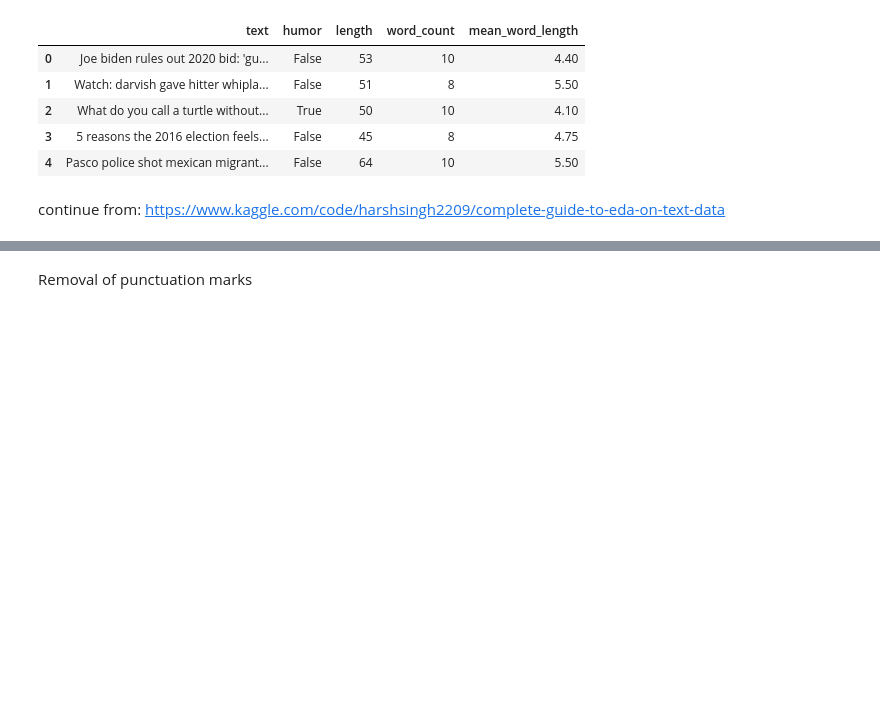
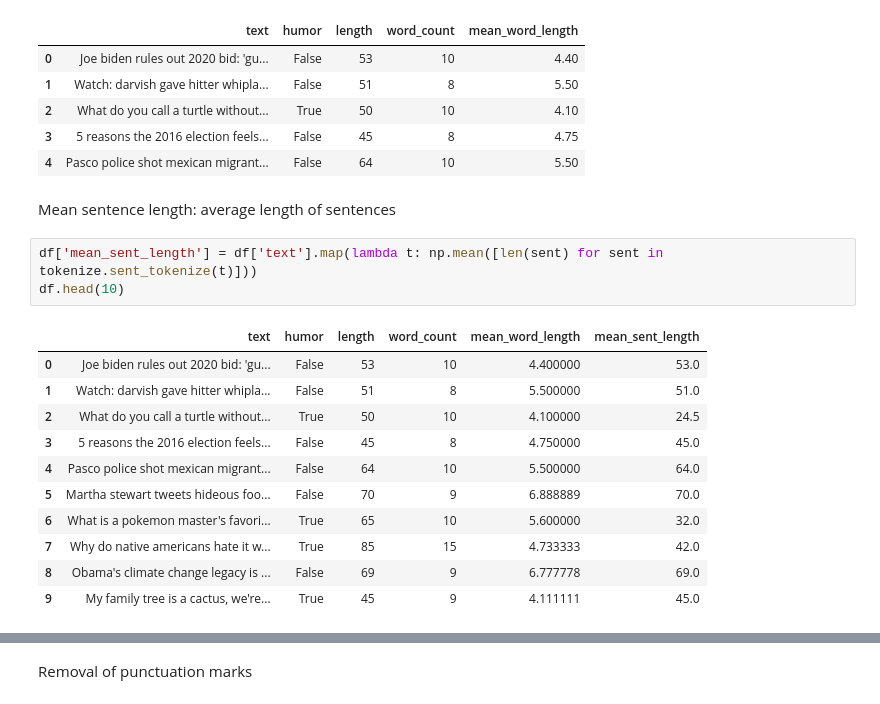
Before and after one commit to yjiahao/Humor-Detection, a Jupyter notebook: EDA.ipynb, the cells around one changed output, grey strips where cells are left out. Drawn from its saved outputs; the diff is of its cells as text; blank space fills up the shorter version.

```diff
--- a/EDA.ipynb
+++ b/EDA.ipynb
@@ -156,5 +157,20 @@ df.head()
 | 2 | What do you call a turtle without... | True | 50 | 10 | 4.10 |
 | 3 | 5 reasons the 2016 election feels... | False | 45 | 8 | 4.75 |
 | 4 | Pasco police shot mexican migrant... | False | 64 | 10 | 5.50 |
-# %% [markdown]
-continue from: https://www.kaggle.com/code/harshsingh2209/complete-guide-to-eda-on-text-data
+# %% [markdown]
+Mean sentence length: average length of sentences
+# %%
+df['mean_sent_length'] = df['text'].map(lambda t: np.mean([len(sent) for sent in tokenize.sent_tokenize(t)]))
+df.head(10)
+# %% [output]
+|  | text | humor | length | word_count | mean_word_length | mean_sent_length |
+| 0 | Joe biden rules out 2020 bid: 'gu... | False | 53 | 10 | 4.400000 | 53.0 |
+| 1 | Watch: darvish gave hitter whipla... | False | 51 | 8 | 5.500000 | 51.0 |
+| 2 | What do you call a turtle without... | True | 50 | 10 | 4.100000 | 24.5 |
+| 3 | 5 reasons the 2016 election feels... | False | 45 | 8 | 4.750000 | 45.0 |
+| 4 | Pasco police shot mexican migrant... | False | 64 | 10 | 5.500000 | 64.0 |
+| 5 | Martha stewart tweets hideous foo... | False | 70 | 9 | 6.888889 | 70.0 |
+| 6 | What is a pokemon master's favori... | True | 65 | 10 | 5.600000 | 32.0 |
+| 7 | Why do native americans hate it w... | True | 85 | 15 | 4.733333 | 42.0 |
+| 8 | Obama's climate change legacy is ... | False | 69 | 9 | 6.777778 | 69.0 |
+| 9 | My family tree is a cactus, we're... | True | 45 | 9 | 4.111111 | 45.0 |
```
Also changed, not shown: parts of 6 cells of this notebook.
